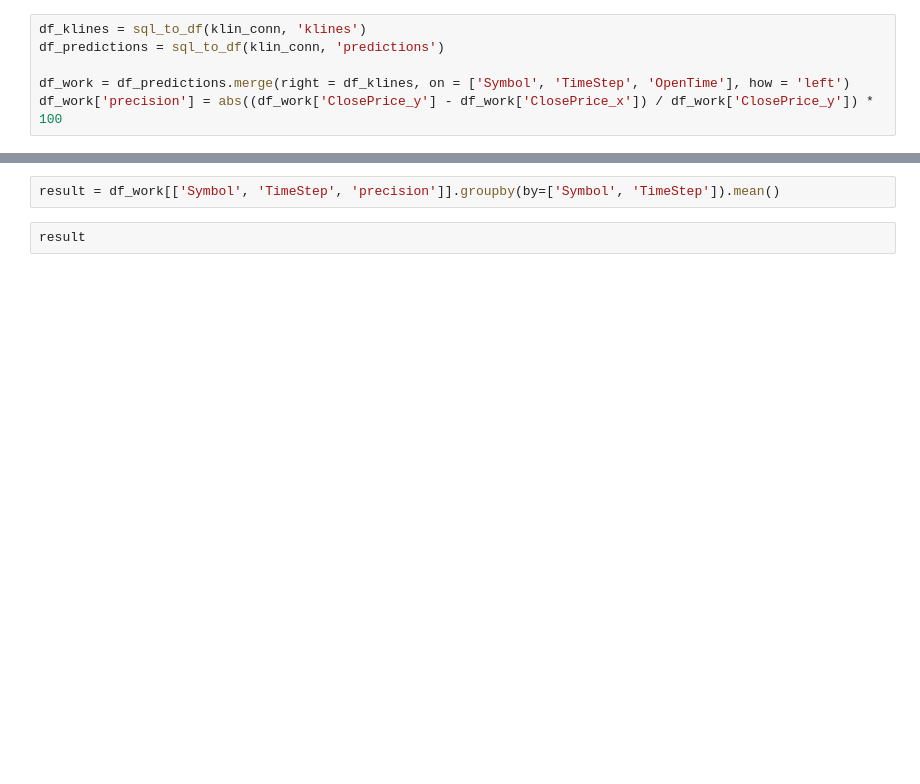
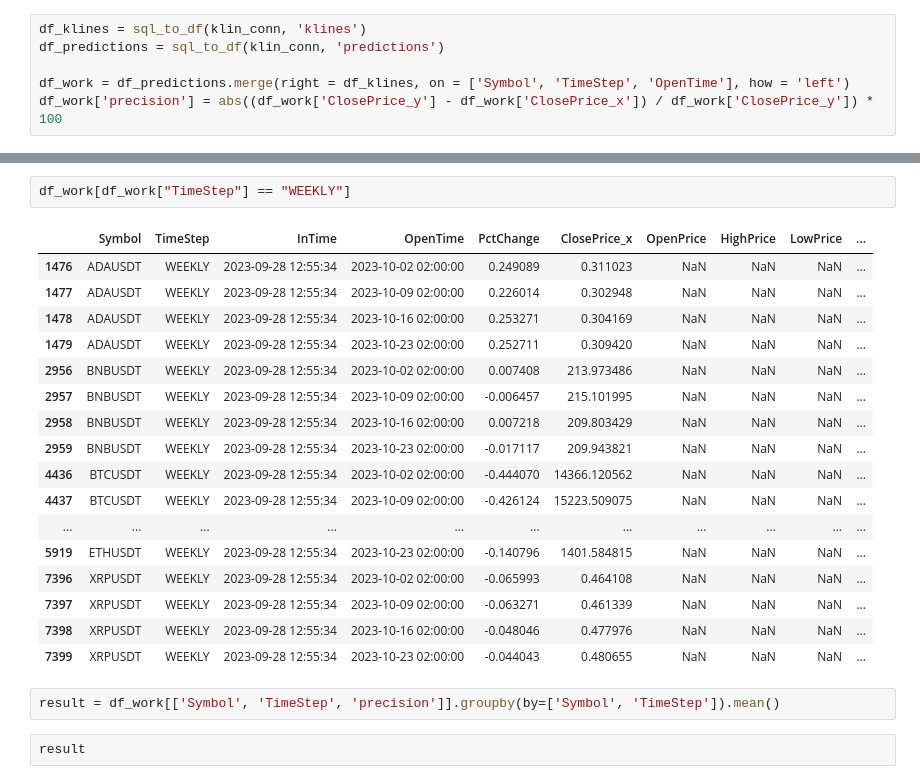
Before and after one commit to JohannGump/CryptoBot-Binance, a Jupyter notebook: airflow/brouillon.ipynb, the cells around one changed output, grey strips where cells are left out. Cells and saved outputs as stored; diff of their text form; blank space fills up the shorter version.

```diff
--- a/airflow/brouillon.ipynb
+++ b/airflow/brouillon.ipynb
@@ -65,3 +68,23 @@ df_work
+# %%
+df_work[df_work["TimeStep"] == "WEEKLY"]
+# %% [output]
+|  | Symbol | TimeStep | InTime | OpenTime | PctChange | ClosePrice_x | OpenPrice | HighPrice | LowPrice | ... |
+| 1476 | ADAUSDT | WEEKLY | 2023-09-28 12:55:34 | 2023-10-02 02:00:00 | 0.249089 | 0.311023 | NaN | NaN | NaN | ... |
+| 1477 | ADAUSDT | WEEKLY | 2023-09-28 12:55:34 | 2023-10-09 02:00:00 | 0.226014 | 0.302948 | NaN | NaN | NaN | ... |
+| 1478 | ADAUSDT | WEEKLY | 2023-09-28 12:55:34 | 2023-10-16 02:00:00 | 0.253271 | 0.304169 | NaN | NaN | NaN | ... |
+| 1479 | ADAUSDT | WEEKLY | 2023-09-28 12:55:34 | 2023-10-23 02:00:00 | 0.252711 | 0.309420 | NaN | NaN | NaN | ... |
+| 2956 | BNBUSDT | WEEKLY | 2023-09-28 12:55:34 | 2023-10-02 02:00:00 | 0.007408 | 213.973486 | NaN | NaN | NaN | ... |
+| 2957 | BNBUSDT | WEEKLY | 2023-09-28 12:55:34 | 2023-10-09 02:00:00 | -0.006457 | 215.101995 | NaN | NaN | NaN | ... |
+| 2958 | BNBUSDT | WEEKLY | 2023-09-28 12:55:34 | 2023-10-16 02:00:00 | 0.007218 | 209.803429 | NaN | NaN | NaN | ... |
+| 2959 | BNBUSDT | WEEKLY | 2023-09-28 12:55:34 | 2023-10-23 02:00:00 | -0.017117 | 209.943821 | NaN | NaN | NaN | ... |
+| 4436 | BTCUSDT | WEEKLY | 2023-09-28 12:55:34 | 2023-10-02 02:00:00 | -0.444070 | 14366.120562 | NaN | NaN | NaN | ... |
+| 4437 | BTCUSDT | WEEKLY | 2023-09-28 12:55:34 | 2023-10-09 02:00:00 | -0.426124 | 15223.509075 | NaN | NaN | NaN | ... |
+| ... | ... | ... | ... | ... | ... | ... | ... | ... | ... | ... |
+| 5919 | ETHUSDT | WEEKLY | 2023-09-28 12:55:34 | 2023-10-23 02:00:00 | -0.140796 | 1401.584815 | NaN | NaN | NaN | ... |
+| 7396 | XRPUSDT | WEEKLY | 2023-09-28 12:55:34 | 2023-10-02 02:00:00 | -0.065993 | 0.464108 | NaN | NaN | NaN | ... |
+| 7397 | XRPUSDT | WEEKLY | 2023-09-28 12:55:34 | 2023-10-09 02:00:00 | -0.063271 | 0.461339 | NaN | NaN | NaN | ... |
+| 7398 | XRPUSDT | WEEKLY | 2023-09-28 12:55:34 | 2023-10-16 02:00:00 | -0.048046 | 0.477976 | NaN | NaN | NaN | ... |
+| 7399 | XRPUSDT | WEEKLY | 2023-09-28 12:55:34 | 2023-10-23 02:00:00 | -0.044043 | 0.480655 | NaN | NaN | NaN | ... |
 # %%
 result = df_work[['Symbol', 'TimeStep', 'precision']].groupby(by=['Symbol', 'TimeStep']).mean()
 # %%
```
Also changed, not shown: parts of 19 cells of this notebook, 1 other file.
